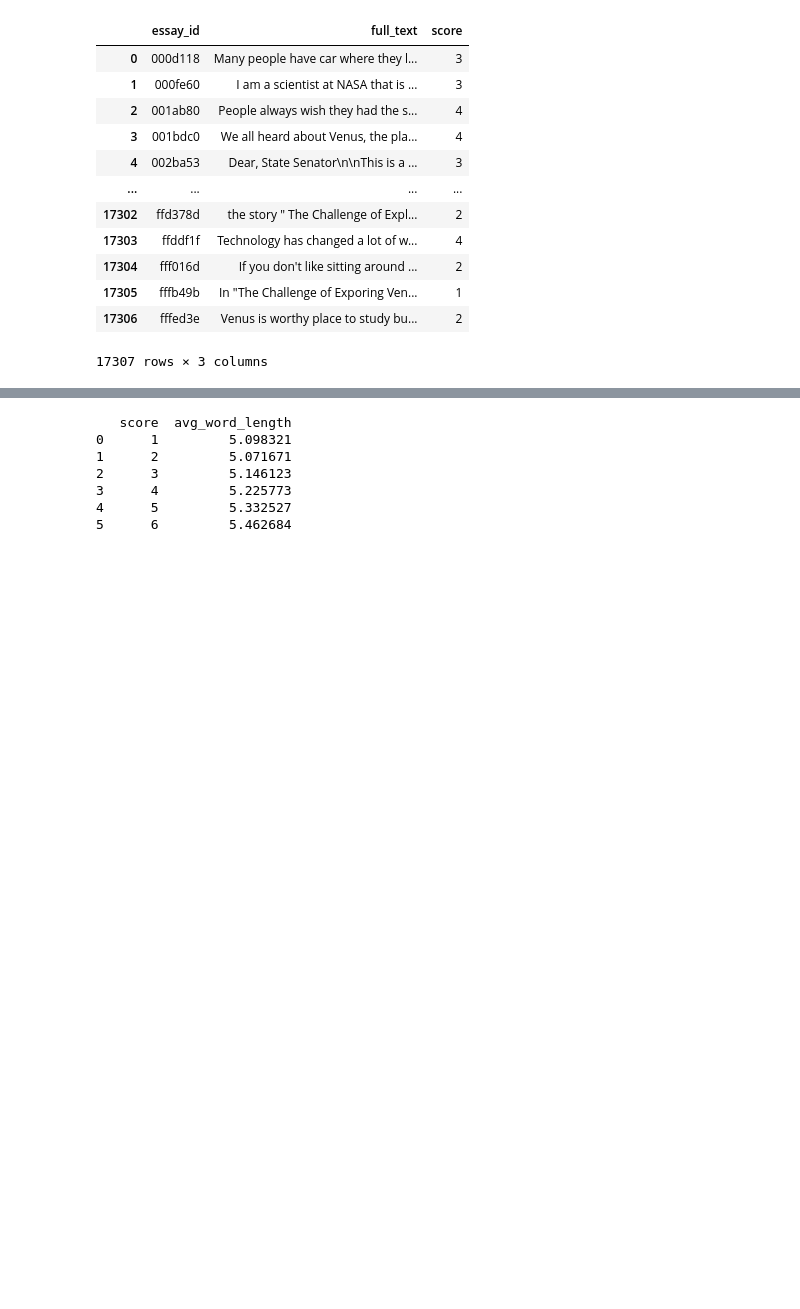
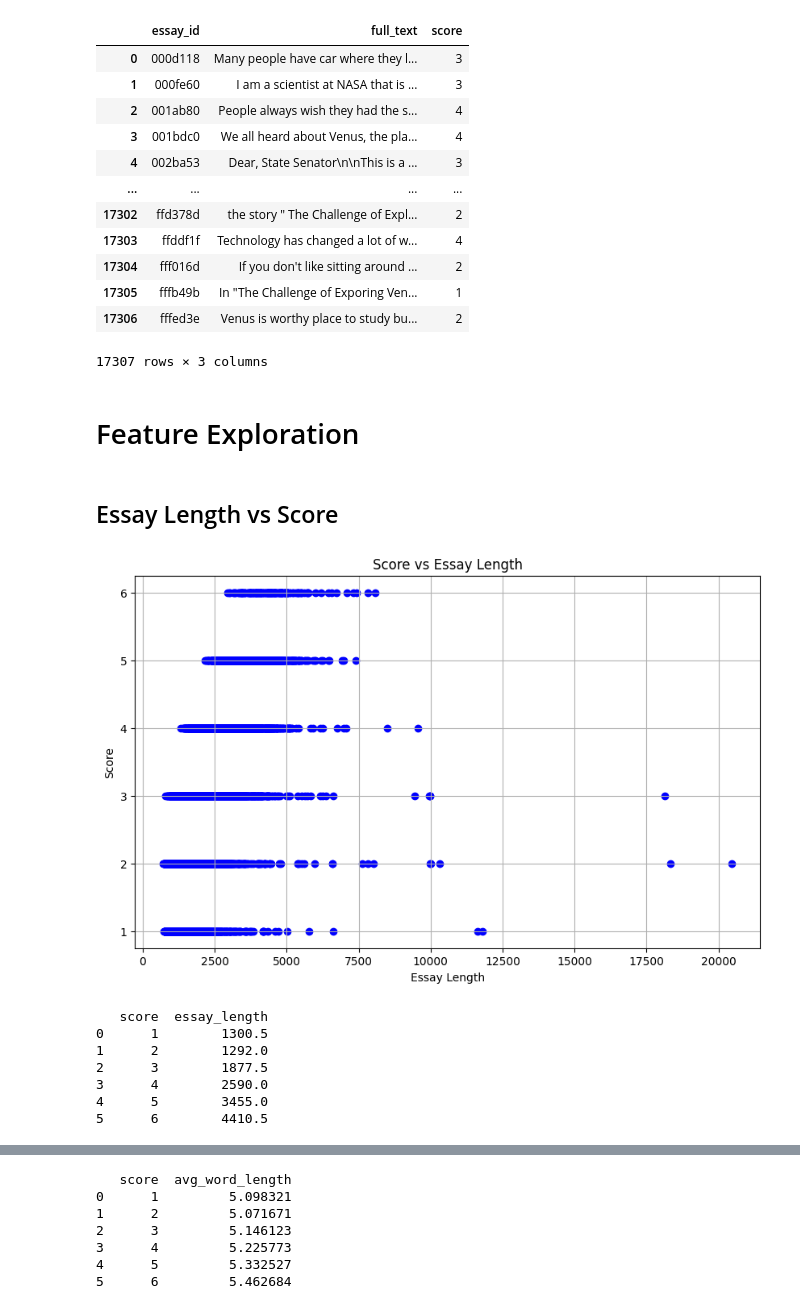
Before and after one commit to keeshram/ECEN520, a Jupyter notebook: Sam_Testing.ipynb, the cells around one changed output, grey strips where cells are left out. Saved outputs shown, nothing was run; the diff lists cells and outputs as text; code cells hidden in the pictures; blank space fills up the shorter version.

```diff
--- a/plswork.ipynb
+++ b/Sam_Testing.ipynb
@@ -19,3 +21,30 @@ df
 | 17305 | fffb49b | In "The Challenge of Exporing Ven... | 1 |
 | 17306 | fffed3e | Venus is worthy place to study bu... | 2 |
 17307 rows × 3 columns
+# %% [markdown]
+# Feature Exploration
+# %% [markdown]
+## Essay Length vs Score
+# %%
+import matplotlib.pyplot as plt
+
+df['essay_length'] = df['full_text'].apply(len)
+
+plt.figure(figsize=(10, 6))
+plt.scatter(df['essay_length'], df['score'], color='blue')
+plt.title('Score vs Essay Length')
+plt.xlabel('Essay Length')
+plt.ylabel('Score')
+plt.grid(True)
+plt.show()
+median_lengths_by_score = df.groupby('score')['essay_length'].median().reset_index()
+print(median_lengths_by_score)
+# %% [output]
+[figure, added]
+   score  essay_length
+0      1        1300.5
+1      2        1292.0
+2      3        1877.5
+3      4        2590.0
+4      5        3455.0
+5      6        4410.5
```
Also changed, not shown: parts of 24 cells of this notebook, 2 other files.
